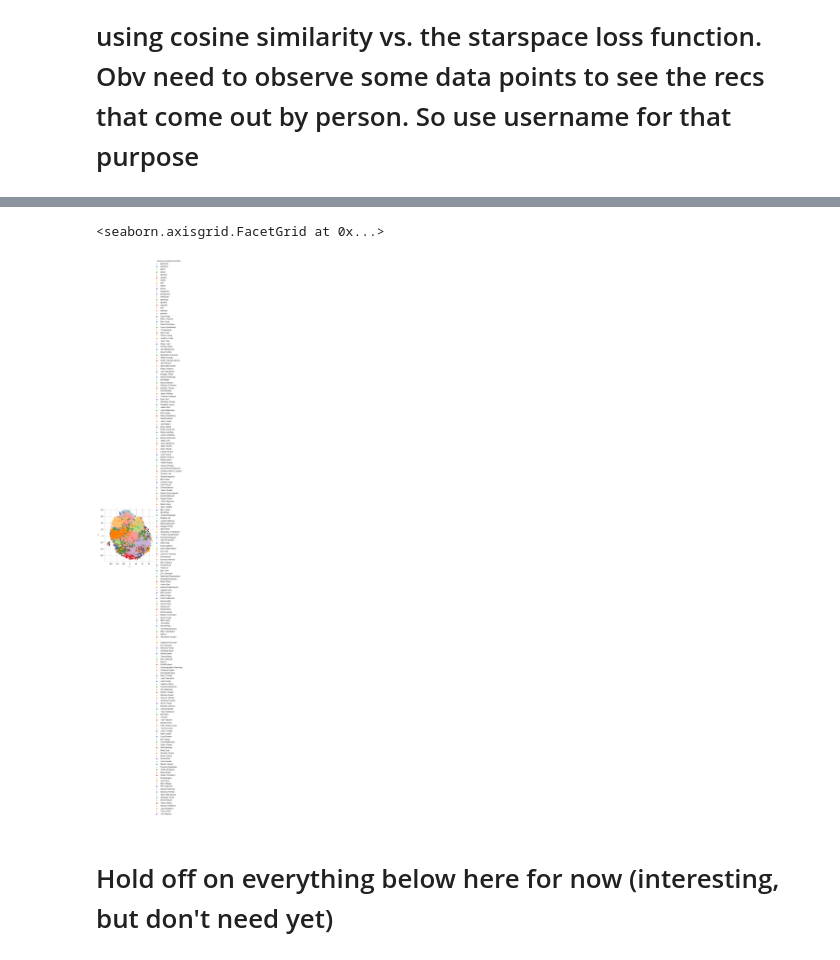
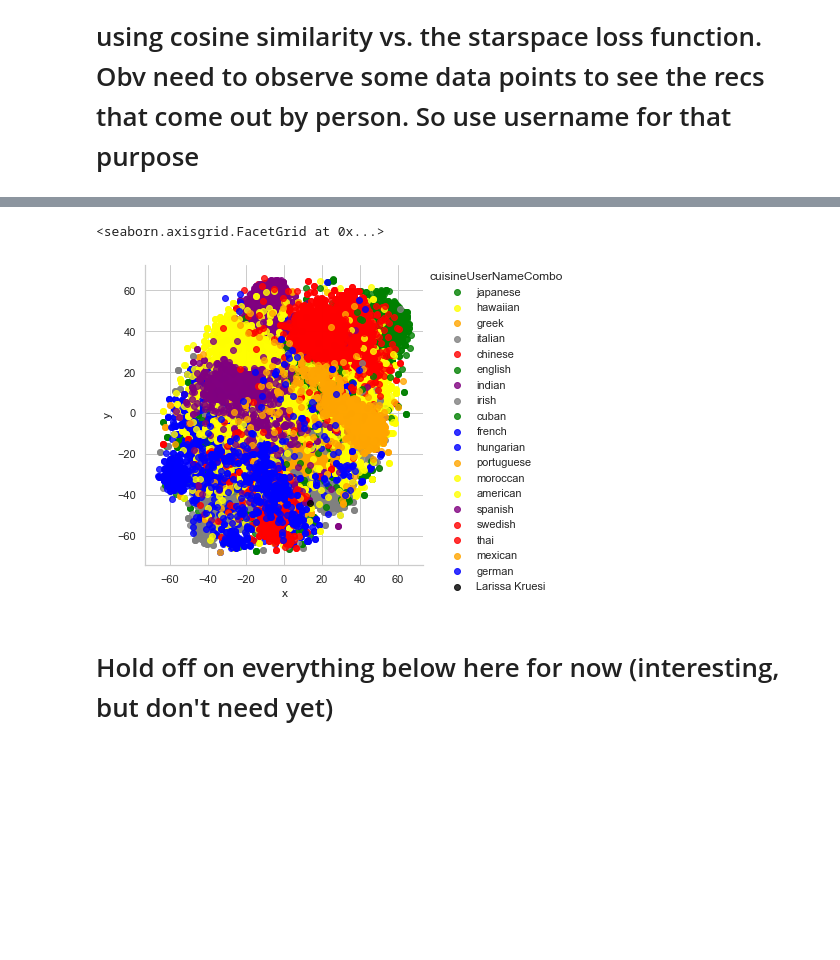
Before and after one commit to mrondin1/ADA_Course_Project, a Jupyter notebook: Project/Final Notebook (milestone 3).ipynb, the cells around one changed output, grey strips where cells are left out. Drawn from its saved outputs; the diff is of its cells as text; code cells hidden in the pictures; blank space fills up the shorter version.

Commit message:
embedding one user atop cuisines is working

```diff
--- a/Project/Final Notebook (milestone 3).ipynb
+++ b/Project/Final Notebook (milestone 3).ipynb
@@ -814,3 +814,7 @@ display(sample)
 # %% [output]
 |  | flavors | id | ingredients | recipeName | cuisine | PrepTime | img | bow | cuisineUserNameCombo | ... |
 | 12884 | None | Fideos-With-Mussels-Epicurious | [extravirgin olive oil, fideos, c... | Fideos with Mussels | spanish | 120.0 | http://lh6.ggpht.com/dVb71mlHFxhC... | {'extravirgin olive oil': 1, 'fid... | spanish | ... |
+# %%
+# select the ONE user to embed in space along with all the recipes. Can't do multiple ppl as they get comped to each other's BOW which makes no sense.
+
+combined_df = combined_df.loc[((combined_df['user_name'] == 'Larissa Kruesi') | (combined_df['user_name'].isnull()))]
@@ -855,20 +886,23 @@ Wall time: 15min 27s
 # %%
 list_cuisine_names = combined_df.cuisineUserNameCombo.astype('category').cat.categories
+# attempt to use user_id to make larissa stand out in categories
+# combined_Y_2 = combined_df.user_name.astype('category').cat.codes
+# list_cuisine_names_2 = combined_df.user_name.astype('category').cat.categories
 
 # Plotting the clusters on with t-sne projections
 plotting_df = pd.DataFrame(data=combined_X_embedded_tsne[:,:2], columns=['x','y'])
-# plotting_df['cuisine']= list_cuisine_names[y_filtered_2K].tolist()
 plotting_df['cuisineUserNameCombo']= list_cuisine_names[combined_Y].tolist()
 
 sns.set(style="whitegrid", palette="muted")
-palette = ['#a6cee3','#1f78b4','#b2df8a','#33a02c','#fb9a99','#e31a1c','#fdbf6f','#ff7f00','#cab2d6','#6a3d9a']
+palette = {"Larissa Kruesi": "black", 'american': 'yellow',	'english': 'green',	'german': 'blue',	'chinese': 'red',	'greek': 'orange',	'indian': 'purple',	'moroccan': 'yellow',	'italian': 'gray',	'japanese': 'green',	'french': 'blue',	'thai': 'red',	'mexican': 'orange',	'spanish': 'purple',	'hawaiian': 'yellow',	'irish': 'gray',	'cuban': 'green',	'hungarian': 'blue',	'swedish': 'red',	'portuguese': 'orange'}
+# palette = ['#a6cee3','#1f78b4','#b2df8a','#33a02c','#fb9a99','#e31a1c','#fdbf6f','#ff7f00','#cab2d6','#6a3d9a']
 sns.lmplot("x", "y", data=plotting_df, palette=palette, hue='cuisineUserNameCombo', fit_reg=False)
 
 # Save the data in file to show it in blog
 # save_cluster(df, X_embedded_tsne, y_filtered_2K)
 # %% [output]
 <seaborn.axisgrid.FacetGrid at 0x...>
-[figure, old version]
+[figure, new version]
 # %% [markdown]
 # Hold off on everything below here for now (interesting, but don't need yet)
 # %% [markdown]
```
Also changed, not shown: parts of 3 cells of this notebook.
